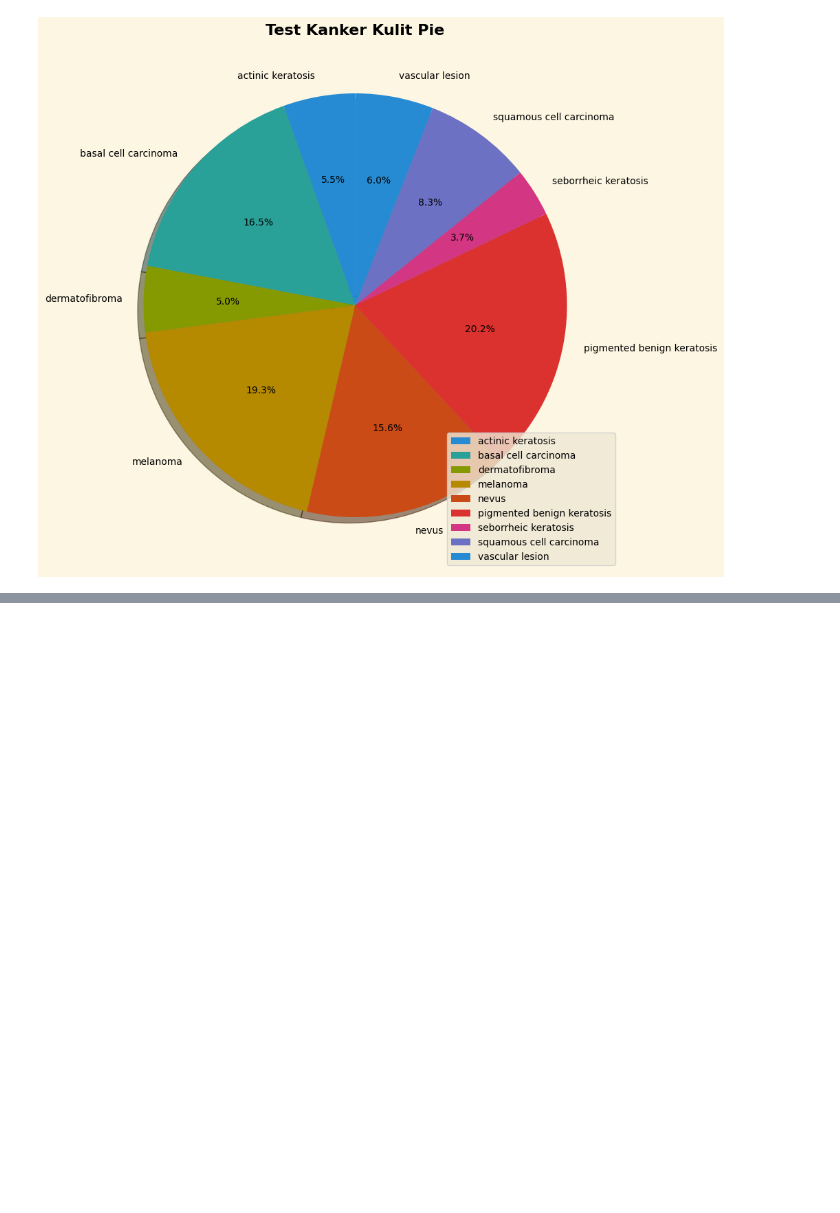
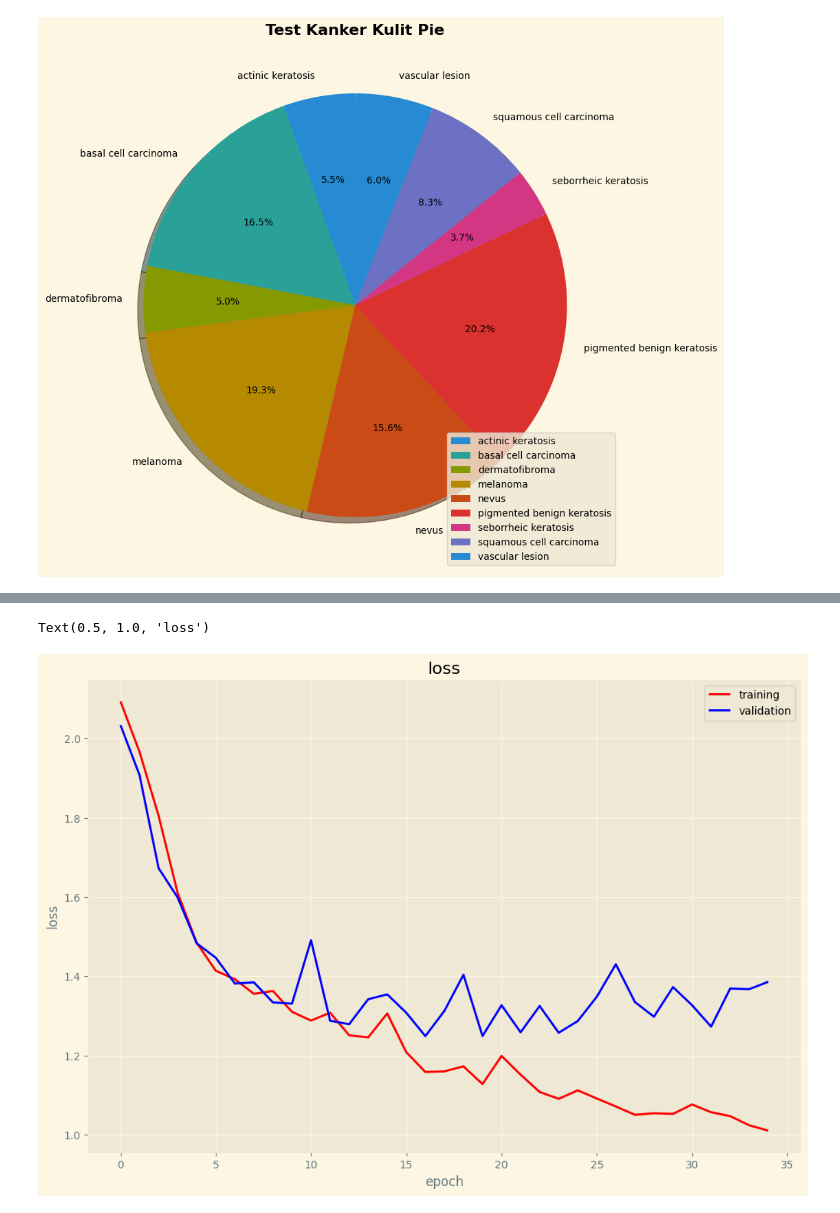
Before and after one commit to cuanpasla/PA_KB, a Jupyter notebook: PA_Kelompok3_KB.ipynb, the cells around one changed output, grey strips where cells are left out. Cells and saved outputs as stored; diff of their text form; code cells hidden in the pictures; blank space fills up the shorter version.

```diff
--- a/PA_Kelompok3_KB.ipynb
+++ b/PA_Kelompok3_KB.ipynb
@@ -587,0 +590,10 @@ plt.imshow(image[x])
+# %%
+model = tf.keras.Sequential([
+    tf.keras.layers.Conv2D(64, (3, 3), activation='relu', input_shape=[150, 150, 3]),
+    tf.keras.layers.MaxPooling2D(3, 3),
+    tf.keras.layers.Conv2D(64, (3, 3), activation='relu'),
+    tf.keras.layers.MaxPooling2D(3, 3),
+    tf.keras.layers.Flatten(),
+    tf.keras.layers.Dense(64, activation='relu'),
+    tf.keras.layers.Dense(9, activation='softmax'),
+])
@@ -587,0 +620,6 @@ plt.imshow(image[x])
+# %%
+model.compile(
+    optimizer='Adam',
+    loss='categorical_crossentropy',
+    metrics=['accuracy']
+)
@@ -587,0 +628,2 @@ plt.imshow(image[x])
+# %%
+hasil = model.fit(train_generator, validation_data= val_generator, epochs=35)
@@ -587,0 +648,17 @@ plt.imshow(image[x])
+# %%
+accuracy_train = hasil.history['accuracy']
+val_accuracy_train = hasil.history['val_accuracy']
+loss_train =  hasil.history['loss']
+val_loss = hasil.history['val_loss']
+x = range(len(accuracy_train))
+# %%
+plt.figure(2, figsize=(12,8))
+plt.plot(x, loss_train, c='r', label='training')
+plt.plot(x, val_loss, c='b', label='validation')
+plt.legend()
+plt.xlabel('epoch')
+plt.ylabel('loss')
+plt.title('loss')
+# %% [output]
+Text(0.5, 1.0, 'loss')
+[figure, added]
```
Also changed, not shown: parts of 16 cells of this notebook.
